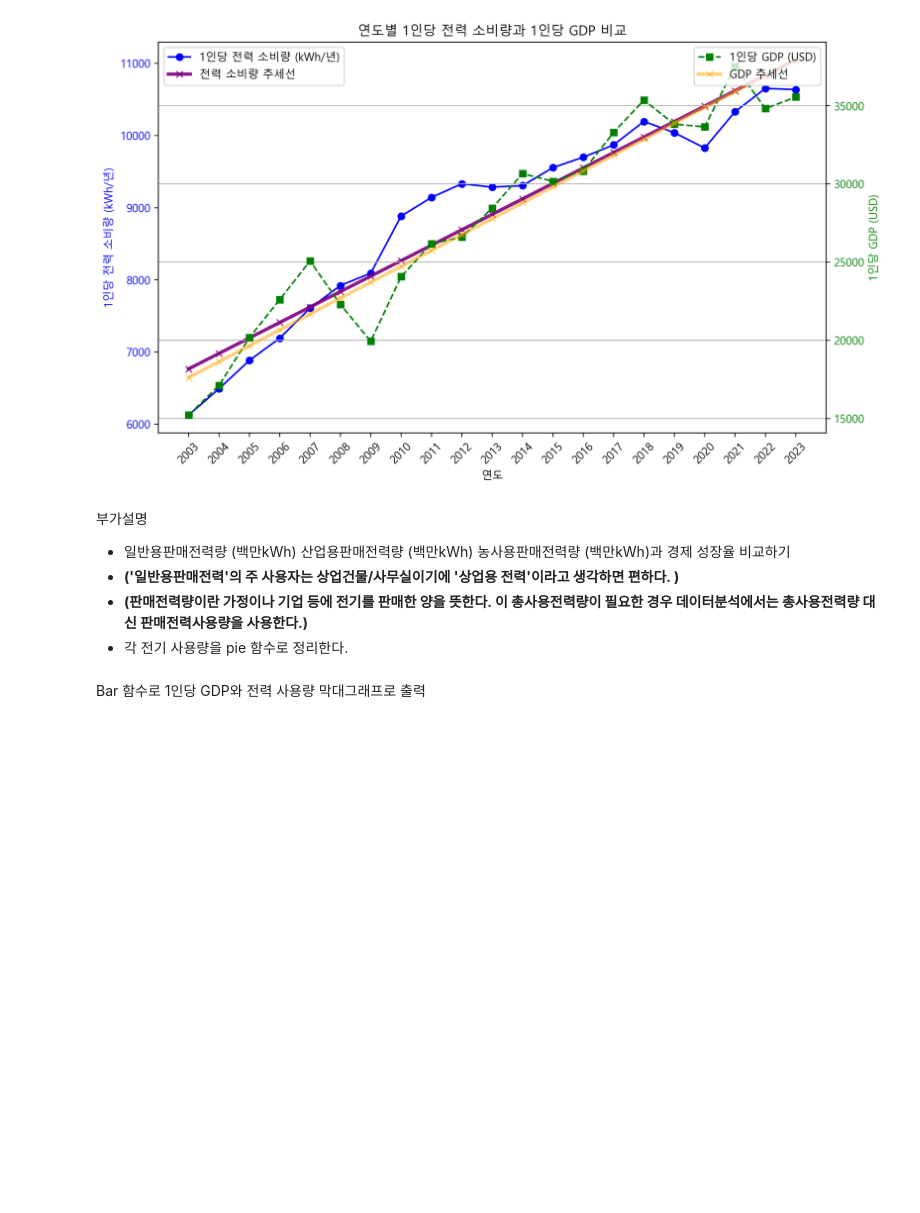
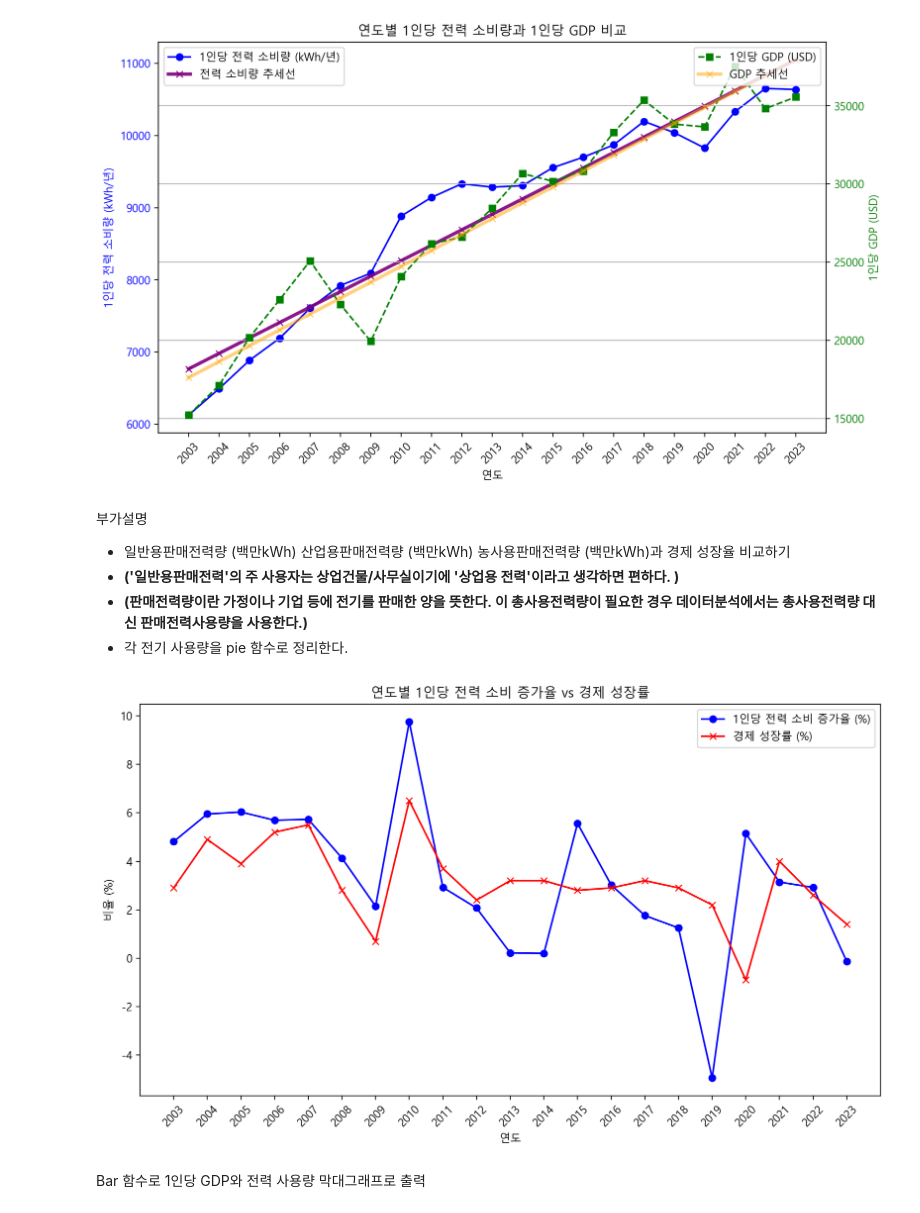
Before and after one commit to uro12/DA-4, a Jupyter notebook: 04조_분석조.ipynb, the cells around one changed output. Cells and saved outputs as stored; diff of their text form; code cells hidden in the pictures; blank space fills up the shorter version.

```diff
--- a/04조_분석조.ipynb
+++ b/04조_분석조.ipynb
@@ -334,6 +334,76 @@ plt.show()
 - **('일반용판매전력'의 주 사용자는 상업건물/사무실이기에 '상업용 전력'이라고 생각하면 편하다. )**
 - **(판매전력량이란 가정이나 기업 등에 전기를 판매한 양을 뜻한다. 이 총사용전력량이 필요한 경우 데이터분석에서는 총사용전력량 대신 판매전력사용량을 사용한다.)**
 - 각 전기 사용량을 pie 함수로 정리한다.
+# %%
+import csv
+import matplotlib.pyplot as plt
+
+# 파일 경로
+power_file = '연도별_전력수급_실적.csv'  # 전력 데이터 파일
+growth_rate_file = '증가률_데이터.csv'  # 1인당 전력 소비 증가율 데이터 파일
+gdp_data = {}  # GDP 데이터 딕셔너리 (이미 존재한다고 가정)
+
+# 전력 데이터 읽기
+power_data = {}
+f = open(power_file, encoding='cp949')  # 파일 열기
+data = csv.reader(f)
+header = next(data)  # 첫 번째 줄(헤더) 건너뛰기
+
+# '인구1인당전력소비량 (kWh/년)' 열 인덱스 추출
+power_column_index = header.index('인구1인당전력소비량 (kWh/년)')
+
+# 각 행 처리
+for row in data:
+    year = row[0]  # 연도는 첫 번째 열에 있다고 가정
+    if year in gdp_data:  # GDP 데이터에 있는 연도만 포함
+        power_data[year] = float(row[power_column_index])  # 해당 연도의 전력 소비량을 저장
+f.close()  # 파일 닫기
+
+# 경제성장률 데이터 읽기 (2003년부터 2023년까지 필터링)
+years = []
+economic_growth_rates = []
+f = open(power_file, encoding='cp949', newline='')  # 파일 열기
+reader = csv.DictReader(f)
+
+# 데이터 추출 (2003년부터 2023년까지)
+for row in reader:
+    year = row['시점']  # '시점'을 사용하여 연도를 추출
+    if 2003 <= int(year) <= 2023:  # 2003년부터 2023년까지의 데이터만 추출
+        years.append(year)
+        economic_growth_rates.append(float(row['경제성장률 (%)']))
+f.close()  # 파일 닫기
+
+# 1인당 전력 소비 증가율 데이터 읽기
+power_growth_rates = []
+f = open(growth_rate_file, encoding='utf-8', newline='')  # 'utf-8' 인코딩으로 파일 열기
+reader = csv.DictReader(f)
+
+# 데이터 추출
+for row in reader:
+    power_growth_rates.append(float(row['증가율 (%)']))
+f.close()  # 파일 닫기
+
+# 그래프 그리기
+plt.figure(figsize=(10, 6))
+
+# 1인당 전력 소비 증가율 그래프
+plt.plot(years, power_growth_rates, label='1인당 전력 소비 증가율 (%)', color='b', marker='o')
+
+# 경제 성장률 그래프
+plt.plot(years, economic_growth_rates, label='경제 성장률 (%)', color='r', marker='x')
+
+# 그래프 설정
+plt.title('연도별 1인당 전력 소비 증가율 vs 경제 성장률')
+plt.xlabel('연도')
+plt.ylabel('비율 (%)')
+plt.xticks(rotation=45)
+plt.legend()
+
+# 그래프 출력
+plt.tight_layout()
+plt.show()
+# %% [output]
+[figure, added]
 # %% [markdown]
 Bar 함수로 1인당 GDP와 전력 사용량 막대그래프로 출력
 # %%
```
Also changed, not shown: parts of 1 cell of this notebook.
